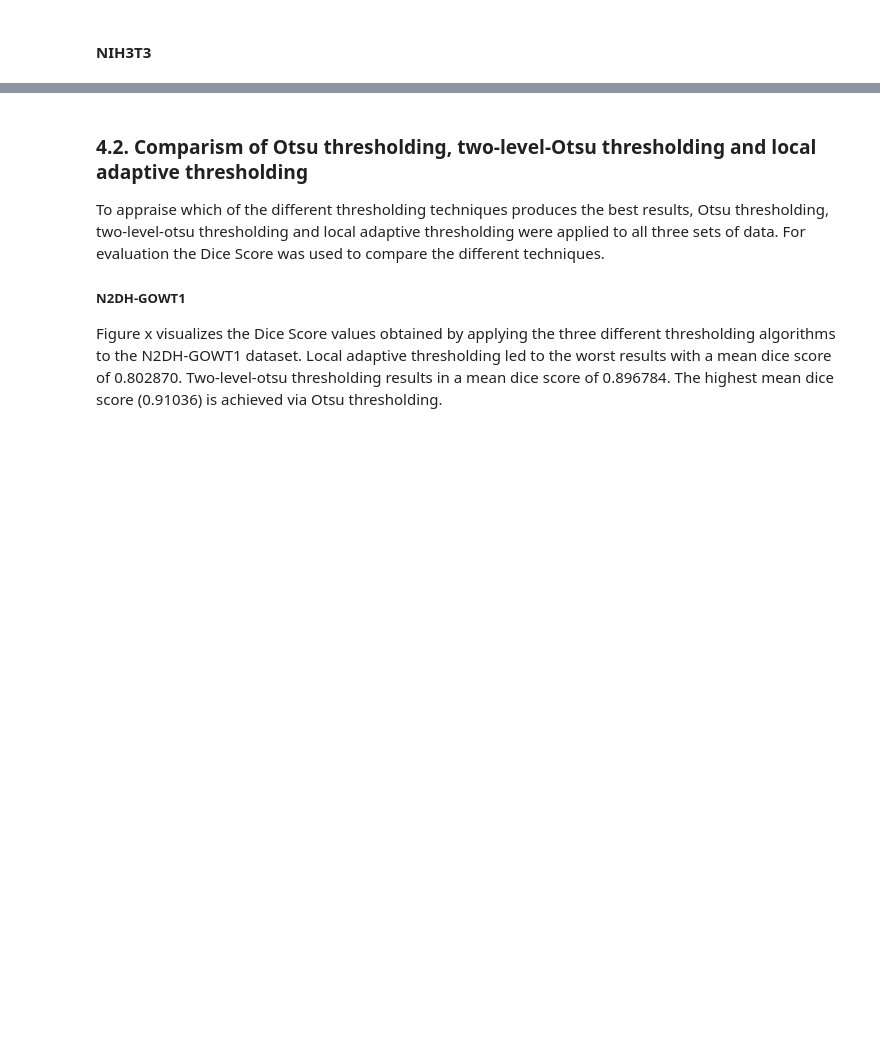
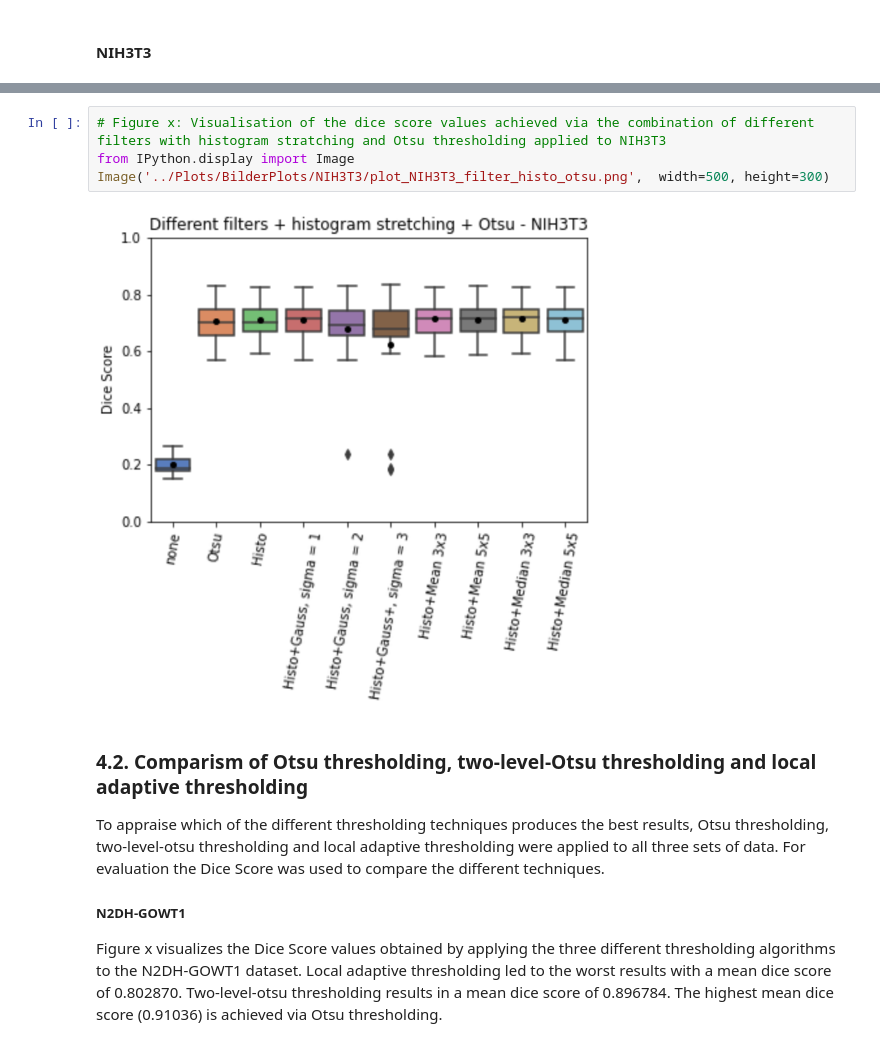
Before and after one commit to datascience-mobi-2023/topic01_team03, a Jupyter notebook: Report/AnfangReport.ipynb, the cells around one changed output, grey strips where cells are left out. Saved outputs shown, nothing was run; the diff lists cells and outputs as text; blank space fills up the shorter version.

```diff
--- a/Report/AnfangReport.ipynb
+++ b/Report/AnfangReport.ipynb
@@ -140,3 +143,9 @@ Image('../Plots/BilderPlots/N2DH-GOWT1/plot_N2DL-HeLa_filter_histo_otsu.png',  w
+# %%
+# Figure x: Visualisation of the dice score values achieved via the combination of different filters with histogram stratching and Otsu thresholding applied to NIH3T3
+from IPython.display import Image
+Image('../Plots/BilderPlots/NIH3T3/plot_NIH3T3_filter_histo_otsu.png',  width=500, height=300)
+# %% [output]
+[figure, added]
 # %% [markdown]
 ### 4.2. Comparism of Otsu thresholding, two-level-Otsu thresholding and local adaptive thresholding
 To appraise which of the different thresholding techniques produces the best results, Otsu thresholding, two-level-otsu thresholding and local adaptive thresholding were applied to all three sets of data. For evaluation the Dice Score was used to compare the different techniques.
```
Also changed, not shown: parts of 4 cells of this notebook, 7 other files.
